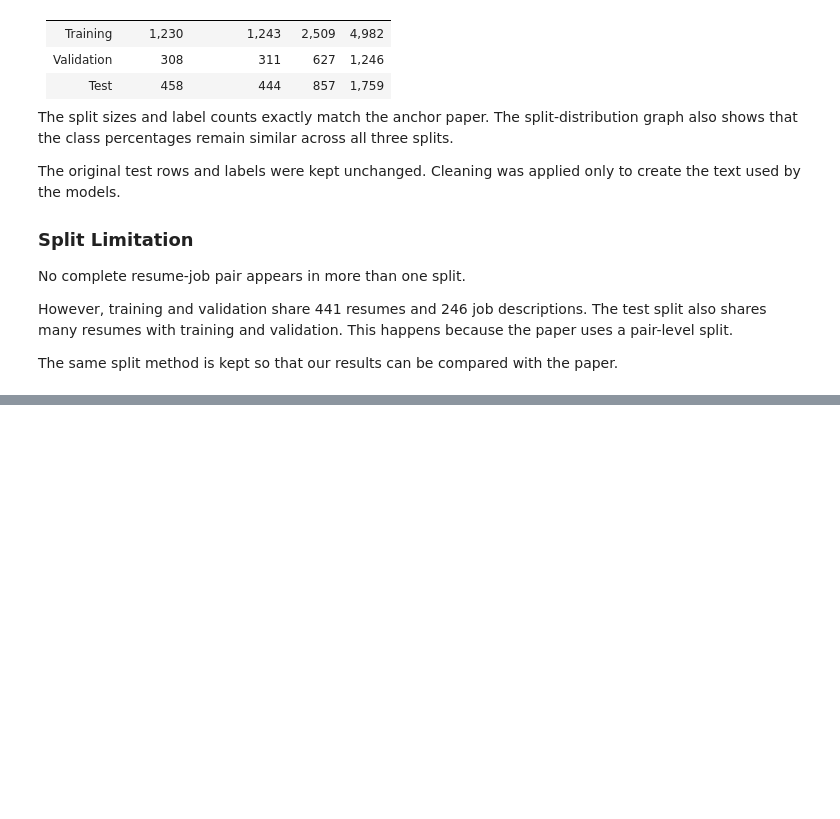
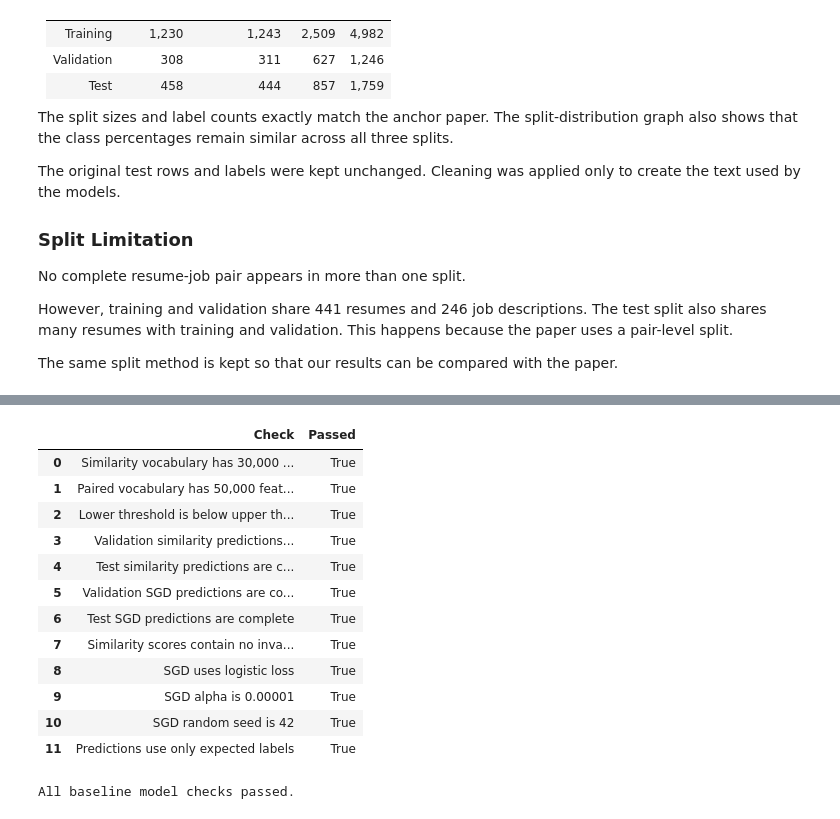
Before and after one commit to nandu-99/resume-job-matcher, a Jupyter notebook: m2/notebooks/m2-baseline-reproduction.ipynb, the cells around one changed output, grey strips where cells are left out. Saved outputs shown, nothing was run; the diff lists cells and outputs as text; code cells hidden in the pictures; blank space fills up the shorter version.

```diff
--- a/m2/notebooks/m2-baseline-reproduction.ipynb
+++ b/m2/notebooks/m2-baseline-reproduction.ipynb
@@ -1087,0 +1737,68 @@ The same split method is kept so that our results can be compared with the paper
+# %%
+baseline_checks = {
+    "Similarity vocabulary has 30,000 features": (
+        len(similarity_vectorizer.vocabulary_) == 30000
+    ),
+    "Paired vocabulary has 50,000 features": (
+        len(paired_vectorizer.vocabulary_) == 50000
+    ),
+    "Lower threshold is below upper threshold": (
+        best_lower_threshold < best_upper_threshold
+    ),
+    "Validation similarity predictions are complete": (
+        len(validation_similarity_predictions) == len(validation_df)
+    ),
+    "Test similarity predictions are complete": (
+        len(test_similarity_predictions) == len(test_final_df)
+    ),
+    "Validation SGD predictions are complete": (
+        len(validation_sgd_predictions) == len(validation_df)
+    ),
+    "Test SGD predictions are complete": (
+        len(test_sgd_predictions) == len(test_final_df)
+    ),
+    "Similarity scores contain no invalid values": (
+        np.isfinite(validation_similarity_scores).all()
+        and np.isfinite(test_similarity_scores).all()
+    ),
+    "SGD uses logistic loss": (
+        sgd_classifier.get_params()["loss"] == "log_loss"
+    ),
+    "SGD alpha is 0.00001": (
+        sgd_classifier.get_params()["alpha"] == 1e-5
+    ),
+    "SGD random seed is 42": (
+        sgd_classifier.get_params()["random_state"] == SEED
+    ),
+    "Predictions use only expected labels": (
+        set(test_similarity_predictions).issubset(MODEL_LABELS)
+        and set(test_sgd_predictions).issubset(MODEL_LABELS)
+    )
+}
+
+baseline_check_results = pd.DataFrame({
+    "Check": baseline_checks.keys(),
+    "Passed": baseline_checks.values()
+})
+
+display(baseline_check_results)
+
+if baseline_check_results["Passed"].all():
+    print("All baseline model checks passed.")
+else:
+    print("Some baseline model checks failed.")
+# %% [output]
+|  | Check | Passed |
+| 0 | Similarity vocabulary has 30,000 ... | True |
+| 1 | Paired vocabulary has 50,000 feat... | True |
+| 2 | Lower threshold is below upper th... | True |
+| 3 | Validation similarity predictions... | True |
+| 4 | Test similarity predictions are c... | True |
+| 5 | Validation SGD predictions are co... | True |
+| 6 | Test SGD predictions are complete | True |
+| 7 | Similarity scores contain no inva... | True |
+| 8 | SGD uses logistic loss | True |
+| 9 | SGD alpha is 0.00001 | True |
+| 10 | SGD random seed is 42 | True |
+| 11 | Predictions use only expected labels | True |
+All baseline model checks passed.
```
Also changed, not shown: parts of 15 cells of this notebook, 2 other files.
